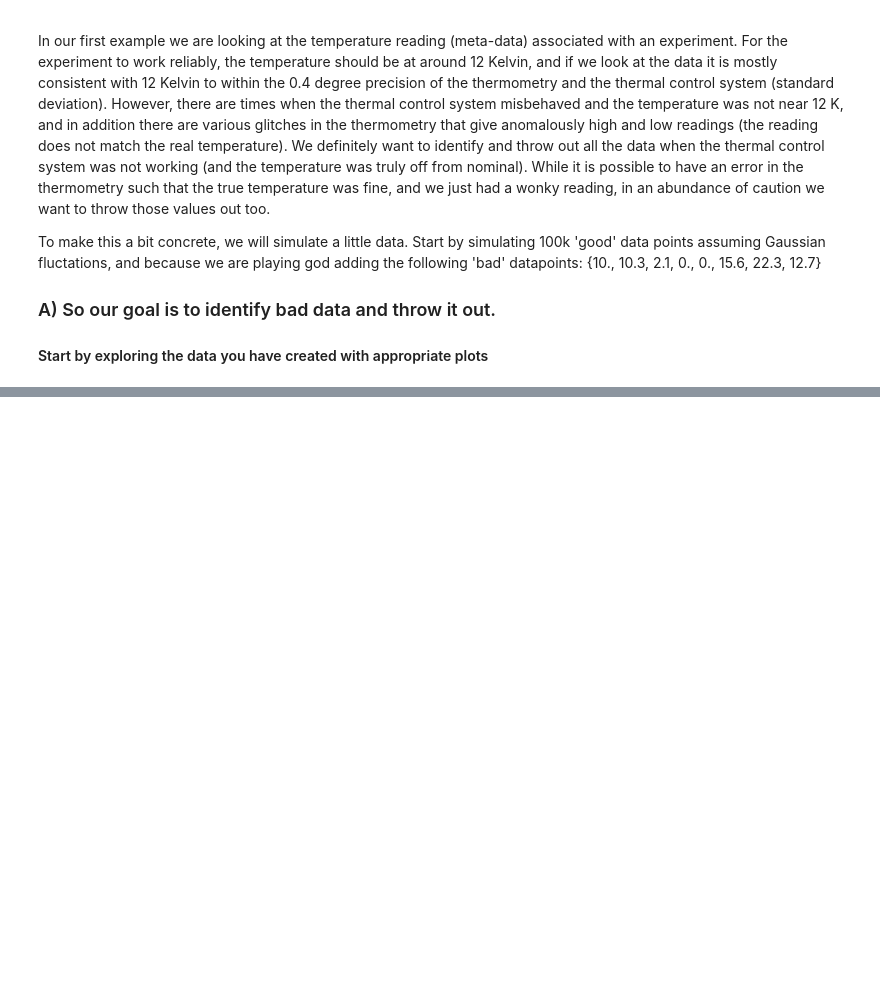
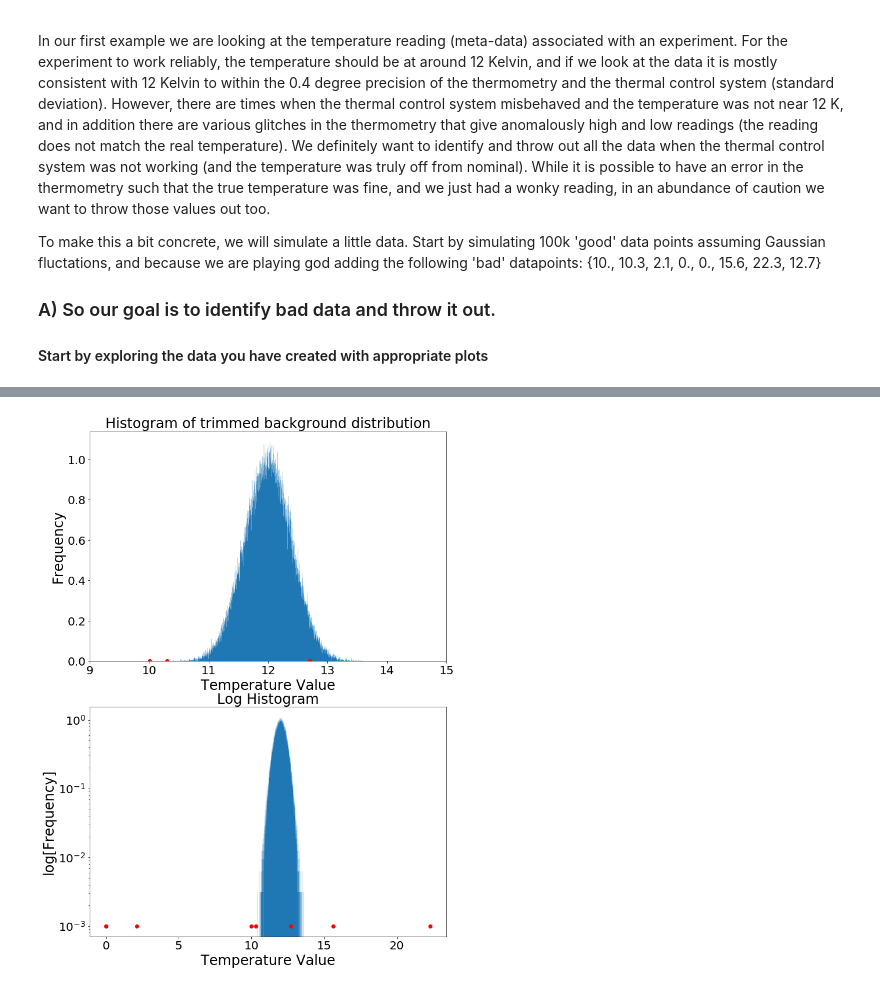
Before and after one commit to nsyochum/Physics-434, a Jupyter notebook: Lab_3/Lab3.ipynb, the cells around one changed output, grey strips where cells are left out. Cells and saved outputs as stored; diff of their text form; code cells hidden in the pictures; blank space fills up the shorter version.

```diff
--- a/Lab_3/Lab3.ipynb
+++ b/Lab_3/Lab3.ipynb
@@ -40,0 +64,36 @@ TypeError: histogram() got an unexpected keyword argument 'bin'
+# %%
+# This function tells us if a number is not in our distribution.  Z is the sigma value to check for outliers.
+# returns true if the point is not an outlier, false otherwise
+def isNotOutlier(value, z):
+    return value > (mean - z*std) and value < (mean + z*std)
+
+z = 4
+trimmedData = []
+
+for value in distribution:
+        if isNotOutlier(value, z):
+            trimmedData.append(value)
+
+fig, ax = plt.subplots(2, 1)
+fig.set_size_inches(11,16)
+
+hist = ax[0].hist(trimmedData, bins = 1000, density=True, histtype='stepfilled')
+ax[0].set_title("Histogram of trimmed background distribution", fontsize=24)
+ax[0].set_xlabel("Temperature Value", fontsize=24)
+ax[0].set_ylabel("Frequency", fontsize=24)
+ax[0].tick_params(labelsize=20)
+axis = ax[0].set_xlim([9,15])
+
+ax[1].set_title("Log Histogram", fontsize=24)
+ax[1].set_yscale("log")
+ax[1].set_xlabel("Temperature Value", fontsize=24)
+ax[1].set_ylabel("log[Frequency]", fontsize=24)
+ax[1].tick_params(labelsize=20)
+
+for point in bad_data:
+    ax[1].plot(point, 0.001, 'ro')
+    ax[0].plot(point, 0, 'ro')
+
+hist = ax[1].hist(trimmedData, bins = 1000, density=True, histtype='stepfilled')
+# %% [output]
+[figure, added]
```
Also changed, not shown: parts of 8 cells of this notebook.
